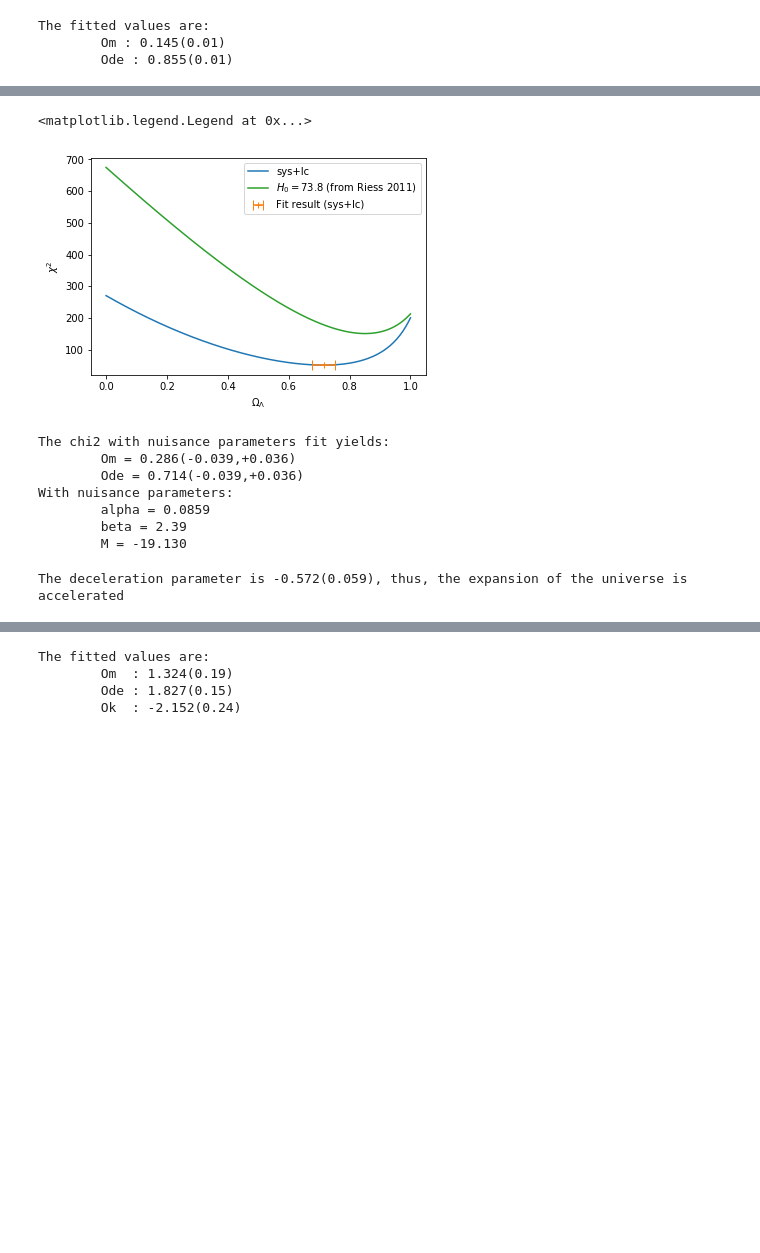
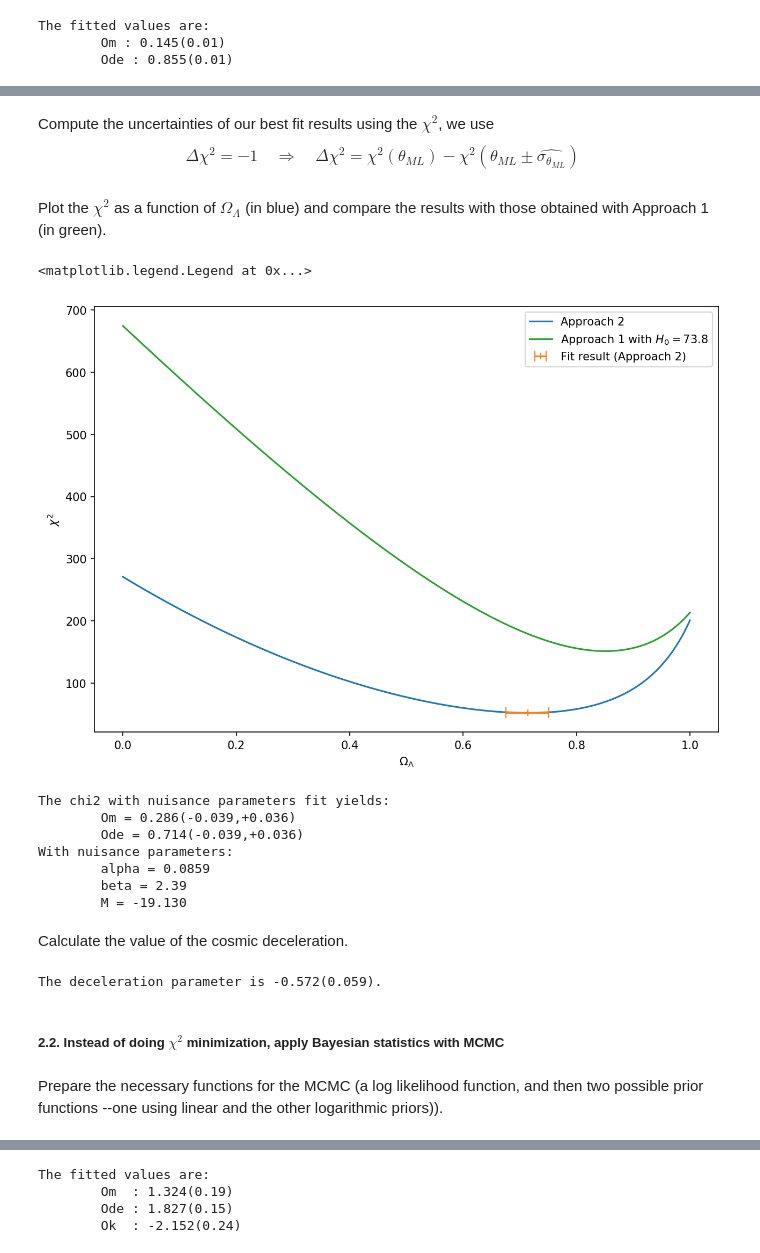
Before and after one commit to OriolAbril/cosmology, a Jupyter notebook: project.ipynb, the cells around one changed output, grey strips where cells are left out. Drawn from its saved outputs; the diff is of its cells as text; code cells hidden in the pictures; blank space fills up the shorter version.

```diff
--- a/project.ipynb
+++ b/project.ipynb
@@ -267 +279,4 @@ chi2_sys_lc_res = opt.minimize(chi2_sys_flatLCDM,(0.08,2.4,-19.1,.71))
+# %% [markdown]
+Compute the uncertainties of our best fit results using the $\chi^2$, we use
+$$\Delta \chi^2 = -1 \quad \Rightarrow \quad \Delta \chi^2 = \chi^2(\theta_{ML})-\chi^2(\theta_{ML}\pm \hat{\sigma_{\theta_{ML}}})$$
 # %%
@@ -271,19 +285,21 @@ Ode_sys_lc_p_error = opt.fsolve(chi2_sys_lc_fixed_nuis,Ode_sys_lc+.1)[0]-Ode_sys
 Ode_sys_lc_m_error = Ode_sys_lc-opt.fsolve(chi2_sys_lc_fixed_nuis,Ode_sys_lc-.1)[0]
 # %%
 Ode_chi_sys_lc = [chi2_sys_flatLCDM([*chi2_sys_lc_res['x'][:-1],Ode]) for Ode in Ode_grid]
+# %% [markdown]
+Plot the $\chi^2$ as a function of $\Omega_{\Lambda}$ (in blue) and compare the results with those obtained with Approach 1 (in green).
 # %%
-plt.plot(Ode_grid,Ode_chi_sys_lc,label='sys+lc',zorder=-1)
+plt.plot(Ode_grid,Ode_chi_sys_lc,label='Approach 2',zorder=-1)
 plt.errorbar(Ode_sys_lc,
              chi2_sys_flatLCDM([*chi2_sys_lc_res['x'][:-1],Ode_sys_lc]),
              xerr=np.array([[Ode_sys_lc_m_error],[Ode_sys_lc_p_error]]),
-             fmt='+',capsize=5,zorder=1,label='Fit result (sys+lc)')
-plt.plot(Ode_grid,Ode_chi_73,label=r'$H_0=73.8$ (from Riess 2011)',zorder=-1)
+             fmt='+',capsize=5,zorder=1,label='Fit result (Approach 2)')
+plt.plot(Ode_grid,Ode_chi_73,label=r'Approach 1 with $H_0=73.8$',zorder=-1)
 #plt.plot(Ode_grid,Ode_chi_69,label=r'$H_0=69$')
 plt.xlabel(r'$\Omega_\Lambda$'); plt.ylabel(r'$\chi^2$')
 plt.legend()
 # %% [output]
 <matplotlib.legend.Legend at 0x...>
-[figure, old version]
+[figure, new version]
 # %%
 print('The chi2 with nuisance parameters fit yields:\n\tOm = {0:.3g}(-{2:.2g},+{3:.2g})\n\t\
 Ode = {1:.3g}(-{2:.2g},+{3:.2g})\nWith \
@@ -299,14 +315,20 @@ With nuisance parameters:
         alpha = 0.0859
         beta = 2.39
         M = -19.130
+# %% [markdown]
+Calculate the value of the cosmic deceleration.
 # %%
 # using equation 3.48 of the cosmology notes
 q0_sys_lc = (1-Ode_sys_lc)/2-Ode_sys_lc
 sigma = np.sqrt(Ode_sys_lc_m_error**2+Ode_sys_lc_p_error**2)
 q0_err_sys_lc = np.sqrt(5)*sigma/2
-print('The deceleration parameter is {:.3f}({:.2g}), thus, the expansion of the universe is accelerated'.format(q0_sys_lc,q0_err_sys_lc))
+print('The deceleration parameter is {:.3f}({:.2g}).'.format(q0_sys_lc,q0_err_sys_lc))
 # %% [output]
-The deceleration parameter is -0.572(0.059), thus, the expansion of the universe is accelerated
+The deceleration parameter is -0.572(0.059).
+# %% [markdown]
+##### 2.2. Instead of doing $\chi^2$ minimization, apply Bayesian statistics with MCMC
+# %% [markdown]
+Prepare the necessary functions for the MCMC (a log likelihood function, and then two possible prior functions --one using linear and the other logarithmic priors)).
 # %%
 def lnprior(theta):
     if 0 < theta[3] < 1:
```
Also changed, not shown: parts of 52 cells of this notebook, 1 other file.
